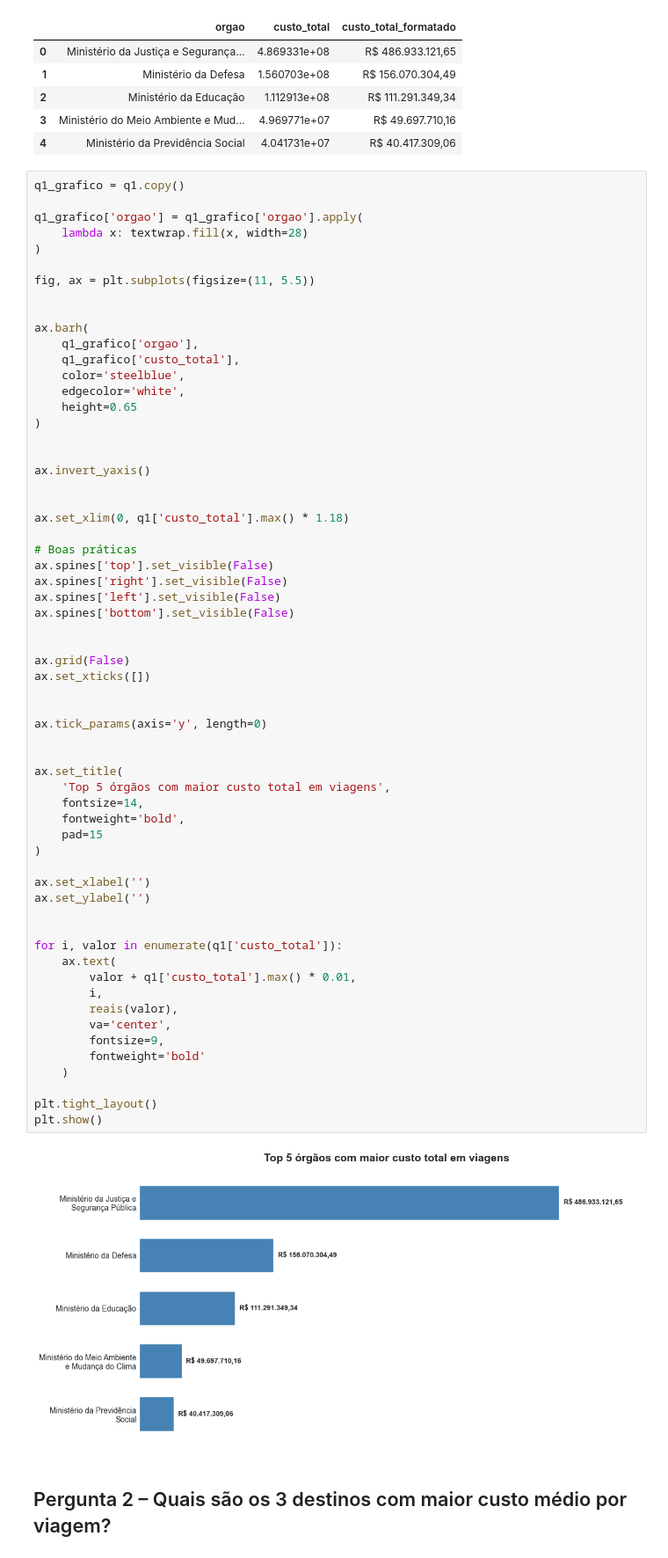
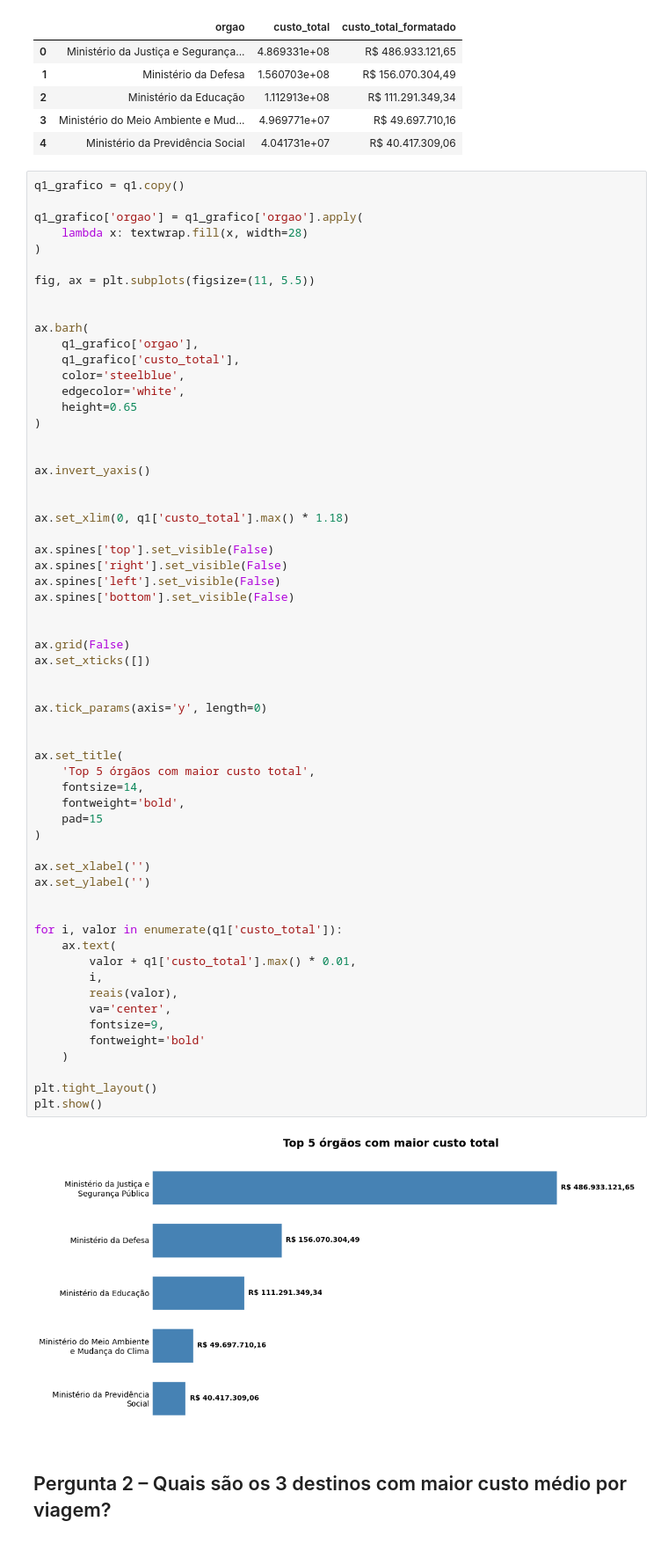
Before and after one commit to FernandaBarrosLinhares/Projeto-Final-Fernanda-Linhares, a Jupyter notebook: notebooks/3_analise.ipynb, the cells around one changed output. Shown at 88% size. Saved outputs shown, nothing was run; the diff lists cells and outputs as text.

Commit message:
Finalizando com boas práticas a pergunta quatro.

```diff
--- a/notebooks/3_analise.ipynb
+++ b/notebooks/3_analise.ipynb
@@ -91,7 +91,6 @@ ax.invert_yaxis()
 
 ax.set_xlim(0, q1['custo_total'].max() * 1.18)
 
-# Boas práticas
 ax.spines['top'].set_visible(False)
 ax.spines['right'].set_visible(False)
 ax.spines['left'].set_visible(False)
@@ -101,35 +100,35 @@ ax.spines['bottom'].set_visible(False)
 ax.grid(False)
 ax.set_xticks([])
 
 
 ax.tick_params(axis='y', length=0)
 
 
 ax.set_title(
-    'Top 5 órgãos com maior custo total em viagens',
+    'Top 5 órgãos com maior custo total',
     fontsize=14,
     fontweight='bold',
     pad=15
 )
 
 ax.set_xlabel('')
 ax.set_ylabel('')
 
 
 for i, valor in enumerate(q1['custo_total']):
     ax.text(
         valor + q1['custo_total'].max() * 0.01,
         i,
         reais(valor),
         va='center',
         fontsize=9,
         fontweight='bold'
     )
 
 plt.tight_layout()
 plt.show()
 # %% [output]
-[figure, old version]
+[figure, new version]
 # %% [markdown]
 ## Pergunta 2 – Quais são os 3 destinos com maior custo médio por viagem?
 # %%
```
Also changed, not shown: parts of 6 cells of this notebook.
